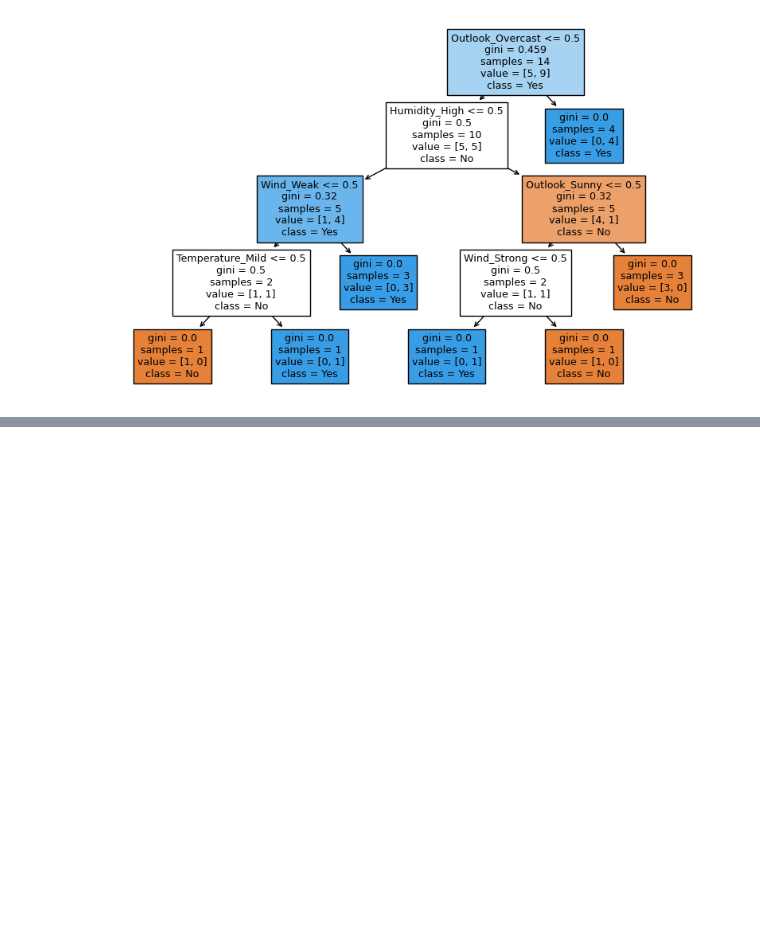
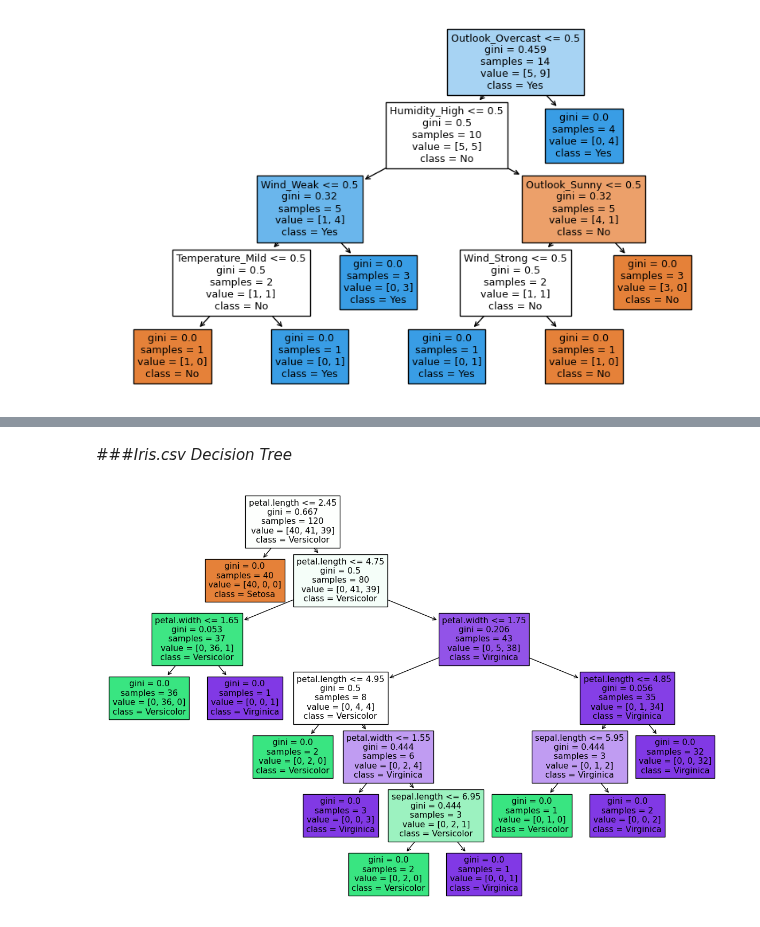
Before and after one commit to Say2hub/ML-Labs, a Jupyter notebook: Decision_Tree.ipynb, the cells around one changed output, grey strips where cells are left out. Drawn from its saved outputs; the diff is of its cells as text; code cells hidden in the pictures; blank space fills up the shorter version.

```diff
--- a/Decision_Tree.ipynb
+++ b/Decision_Tree.ipynb
@@ -213,0 +270,4 @@ plt.show()
+# %%
+import pandas as pd
+df2=pd.read_csv('/content/iris.csv')
+df2
@@ -213,0 +288,20 @@ plt.show()
+# %% [markdown]
+###*Iris.csv Decision Tree*
+# %%
+import pandas as pd
+from sklearn.model_selection import train_test_split
+from sklearn.tree import DecisionTreeClassifier
+from sklearn.metrics import confusion_matrix, accuracy_score
+
+X = df2.drop(columns=['variety'])
+y = df2['variety']
+
+X_train, X_test, y_train, y_test = train_test_split(X, y, test_size=0.2, random_state=42)
+clf = DecisionTreeClassifier()
+clf.fit(X_train, y_train)
+
+plt.figure(figsize=(15, 10))
+plot_tree(clf, feature_names=X.columns, class_names=clf.classes_, filled=True)
+plt.show()
+# %% [output]
+[figure, added]
```
Also changed, not shown: parts of 9 cells of this notebook.
